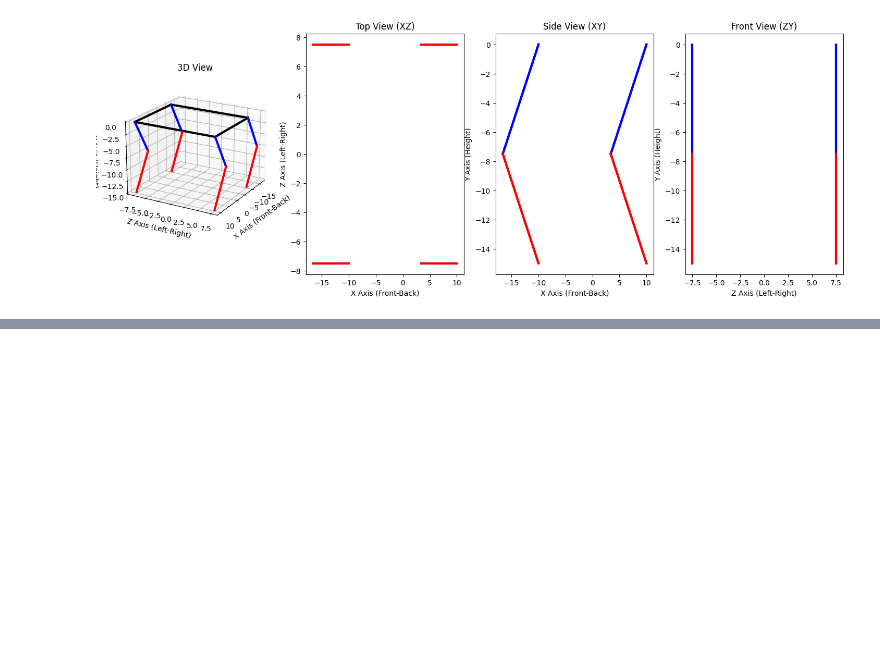
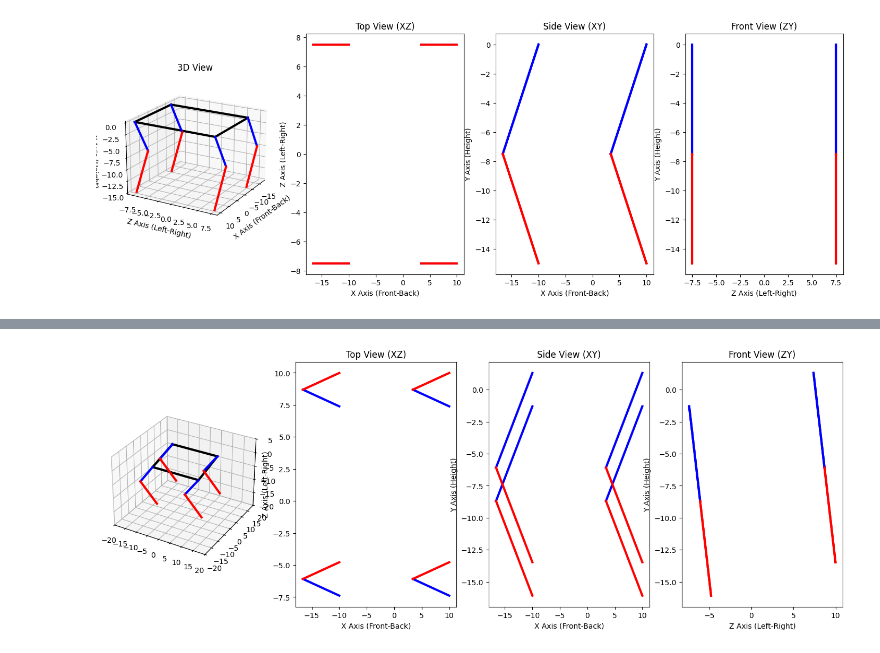
Before and after one commit to tjjd4/robotdog-movement, a Jupyter notebook: calculation/gyroscope_compensation.ipynb, the cells around one changed output, grey strips where cells are left out. Cells and saved outputs as stored; diff of their text form; code cells hidden in the pictures; blank space fills up the shorter version.

```diff
--- a/calculation/gyroscope_compensation.ipynb
+++ b/calculation/gyroscope_compensation.ipynb
@@ -165,0 +151,73 @@ for line in gyro_body_lines:
+# %%
+R = transforms3d.euler.euler2mat(math.radians(10),0,0)
+gyro_shoulder_positions = R @ shoulder_positions
+gyro_body_lines = [
+    (gyro_shoulder_positions[:, 0], gyro_shoulder_positions[:, 1]),
+    (gyro_shoulder_positions[:, 2], gyro_shoulder_positions[:, 3]),
+    (gyro_shoulder_positions[:, 0], gyro_shoulder_positions[:, 2]),
+    (gyro_shoulder_positions[:, 1], gyro_shoulder_positions[:, 3]),
+]
+
+gyro_knee_positions = R @ knee_positions
+gyro_foot_positions = R @ foot_positions
+
+fig = plt.figure(figsize=(18, 6))
+gyro_ax3d = fig.add_subplot(141, projection='3d')
+gyro_ax3d.set_xlim(-20,20)
+gyro_ax3d.xaxis.set_major_locator(MultipleLocator(5))
+gyro_ax3d.set_ylim(-20,20)
+gyro_ax3d.yaxis.set_major_locator(MultipleLocator(5))
+gyro_ax3d.set_zlim(-20,5)
+
+# XZ 平面 (正視圖)
+gyro_ax_xz = fig.add_subplot(142)
+gyro_ax_xz.set_title("Top View (XZ)")
+gyro_ax_xz.set_xlabel("X Axis (Front-Back)")
+gyro_ax_xz.set_ylabel("Z Axis (Left-Right)")
+
+# XY 平面 (側視圖)
+gyro_ax_xy = fig.add_subplot(143)
+gyro_ax_xy.set_title("Side View (XY)")
+gyro_ax_xy.set_xlabel("X Axis (Front-Back)")
+gyro_ax_xy.set_ylabel("Y Axis (Height)")
+
+# ZY 平面 (俯視圖)
+gyro_ax_zy = fig.add_subplot(144)
+gyro_ax_zy.set_title("Front View (ZY)")
+gyro_ax_zy.set_xlabel("Z Axis (Left-Right)")
+gyro_ax_zy.set_ylabel("Y Axis (Height)")
+
+for line in gyro_body_lines:
+    gyro_ax3d.plot([line[0][0], line[1][0]], [line[0][1], line[1][1]], [line[0][2], line[1][2]], 'k-', lw=3)
+
+for i in range(4):
+    gyro_ax3d.plot(
+        [gyro_shoulder_positions[0, i], gyro_knee_positions[0, i]],
+        [gyro_shoulder_positions[1, i], gyro_knee_positions[1, i]],
+        [gyro_shoulder_positions[2, i], gyro_knee_positions[2, i]],
+        'b-', lw=3)  # 大腿
+
+    gyro_ax3d.plot(
+        [gyro_knee_positions[0, i], gyro_foot_positions[0, i]],
+        [gyro_knee_positions[1, i], gyro_foot_positions[1, i]],
+        [gyro_knee_positions[2, i], gyro_foot_positions[2, i]],
+        'r-', lw=3)  # 小腿
+
+# 繪製 XZ 平面
+for i in range(4):
+    gyro_ax_xz.plot([gyro_shoulder_positions[0, i], gyro_knee_positions[0, i]], [gyro_shoulder_positions[1, i], gyro_knee_positions[1, i]], 'b-', lw=3)  # 大腿
+    gyro_ax_xz.plot([gyro_knee_positions[0, i], gyro_foot_positions[0, i]], [gyro_knee_positions[1, i], gyro_foot_positions[1, i]], 'r-', lw=3)  # 小腿
+
+# 繪製 XY 平面
+for i in range(4):
+    gyro_ax_xy.plot([gyro_shoulder_positions[0, i], gyro_knee_positions[0, i]], [gyro_shoulder_positions[2, i], gyro_knee_positions[2, i]], 'b-', lw=3)  # 大腿
+    gyro_ax_xy.plot([gyro_knee_positions[0, i], gyro_foot_positions[0, i]], [gyro_knee_positions[2, i], gyro_foot_positions[2, i]], 'r-', lw=3)  # 小腿
+
+# 繪製 ZY 平面
+for i in range(4):
+    gyro_ax_zy.plot([gyro_shoulder_positions[1, i], gyro_knee_positions[1, i]], [gyro_shoulder_positions[2, i], gyro_knee_positions[2, i]], 'b-', lw=3)  # 大腿
+    gyro_ax_zy.plot([gyro_knee_positions[1, i], gyro_foot_positions[1, i]], [gyro_knee_positions[2, i], gyro_foot_positions[2, i]], 'r-', lw=3)  # 小腿
+
+plt.show()
+# %% [output]
+[figure, added]
```
Also changed, not shown: parts of 3 cells of this notebook.
